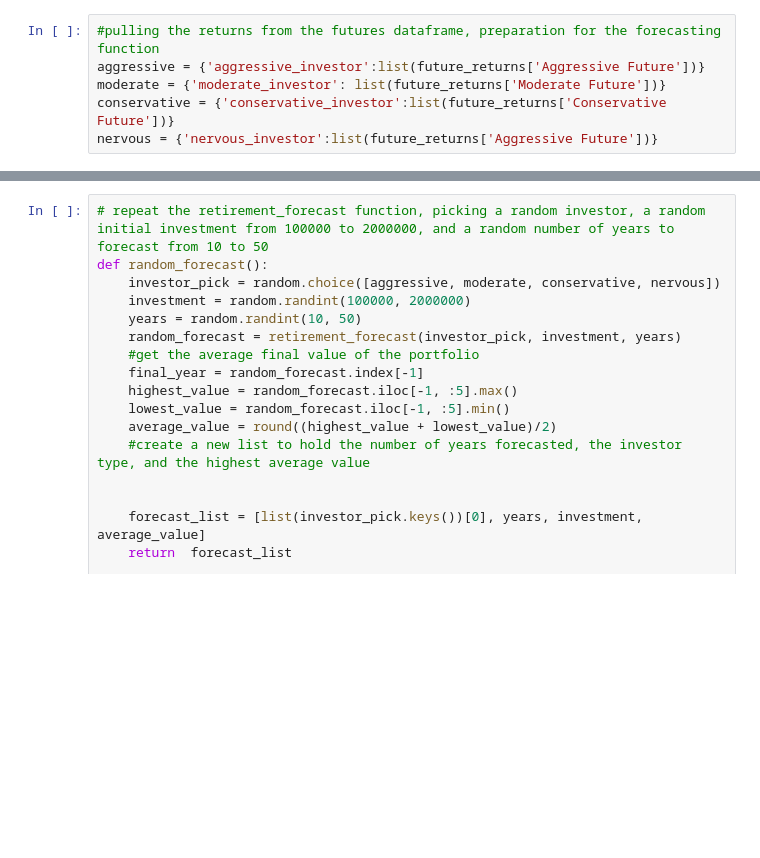
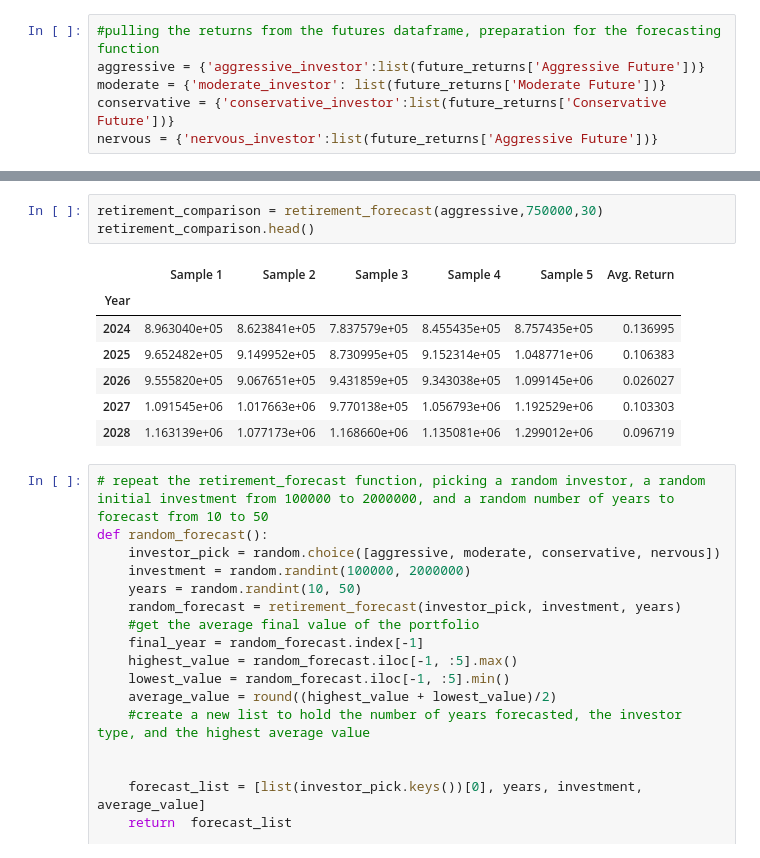
Before and after one commit to BotanicalAmy/Retirement-Forecaster, a Jupyter notebook: Retirement_Simulator.ipynb, the cells around one changed output, grey strips where cells are left out. Saved outputs shown, nothing was run; the diff lists cells and outputs as text; blank space fills up the shorter version.

```diff
--- a/Retirement_Simulator.ipynb
+++ b/Retirement_Simulator.ipynb
@@ -297,3 +423,14 @@ The average return rate for the portfolio is: 7.57%
+# %%
+retirement_comparison = retirement_forecast(aggressive,750000,30)
+retirement_comparison.head()
+# %% [output]
+|  | Sample 1 | Sample 2 | Sample 3 | Sample 4 | Sample 5 | Avg. Return |
+| Year |  |  |  |  |  |  |
+| 2024 | 8.963040e+05 | 8.623841e+05 | 7.837579e+05 | 8.455435e+05 | 8.757435e+05 | 0.136995 |
+| 2025 | 9.652482e+05 | 9.149952e+05 | 8.730995e+05 | 9.152314e+05 | 1.048771e+06 | 0.106383 |
+| 2026 | 9.555820e+05 | 9.067651e+05 | 9.431859e+05 | 9.343038e+05 | 1.099145e+06 | 0.026027 |
+| 2027 | 1.091545e+06 | 1.017663e+06 | 9.770138e+05 | 1.056793e+06 | 1.192529e+06 | 0.103303 |
+| 2028 | 1.163139e+06 | 1.077173e+06 | 1.168660e+06 | 1.135081e+06 | 1.299012e+06 | 0.096719 |
 # %%
 # repeat the retirement_forecast function, picking a random investor, a random initial investment from 100000 to 2000000, and a random number of years to forecast from 10 to 50
 def random_forecast():
```
Also changed, not shown: parts of 12 cells of this notebook, 2 other files.
